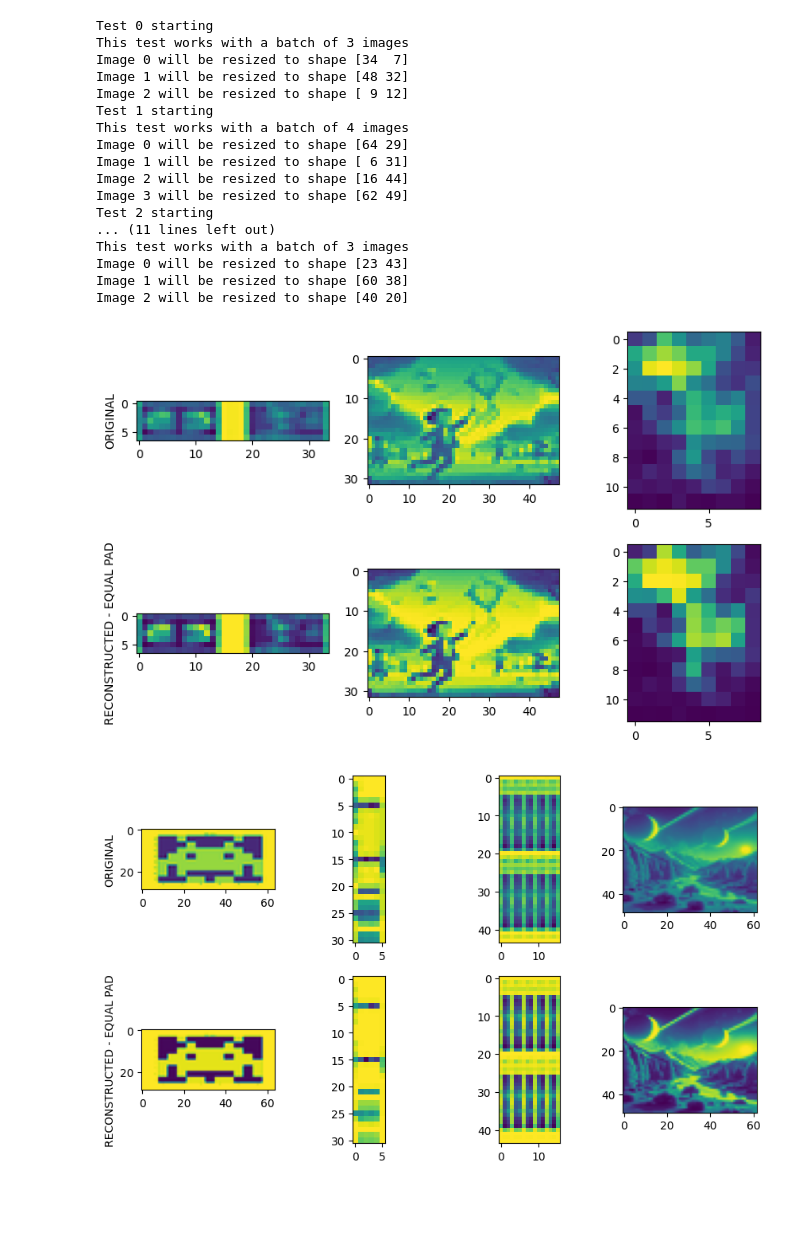
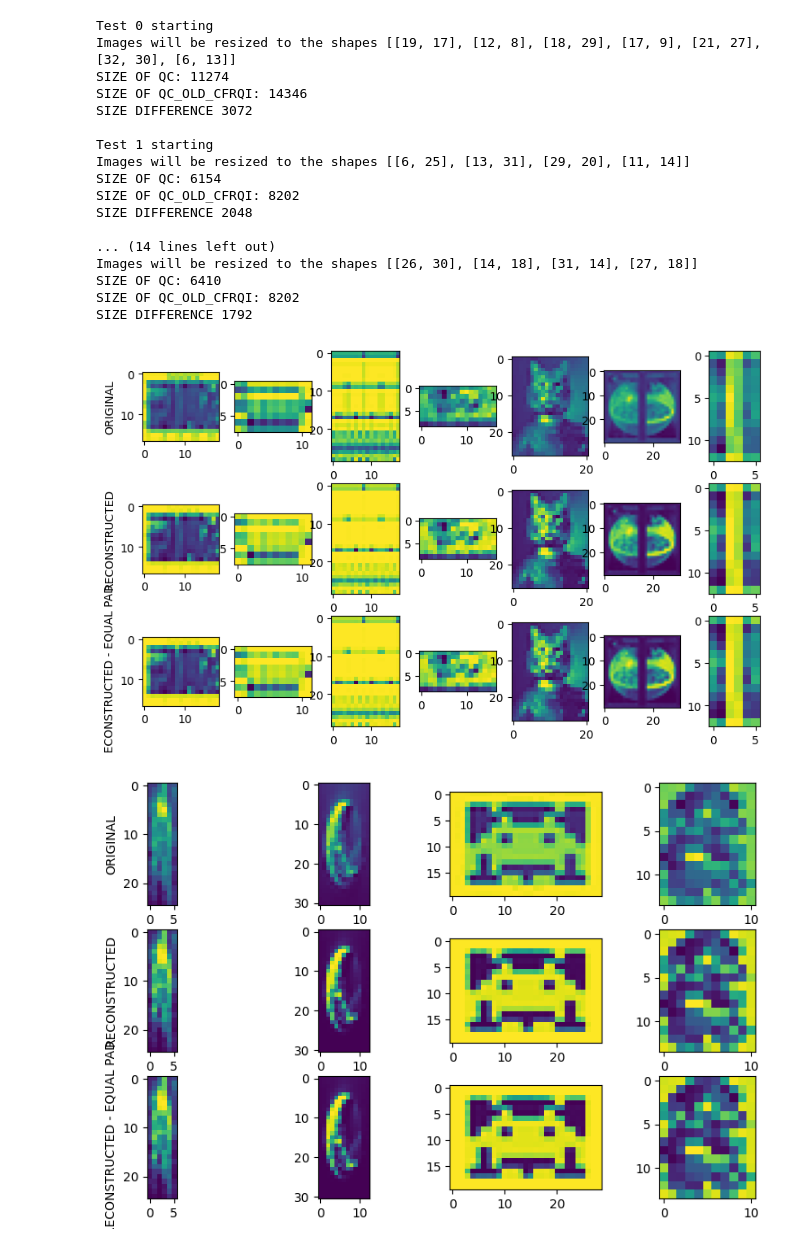
Before and after one commit to moth-quantum/QuantumArtHack, a Jupyter notebook: BUGFIX: Different_sized_inputs.ipynb, the cells around one changed output. Cells and saved outputs as stored; diff of their text form; code cells hidden in the pictures; blank space fills up the shorter version.

Commit message:
Fix-cFRQI bug for parallel cFRQI in some image size combinations

```diff
--- a/BUGFIX: Different_sized_inputs.ipynb
+++ b/BUGFIX: Different_sized_inputs.ipynb
@@ -74,18 +310,17 @@ import os
 IMG_FOLDER_PATH = "figures"
 ALL_IMAGE_PATHS = list(os.walk(IMG_FOLDER_PATH))[0][2]
 NUM_OF_TESTS = 5
-MAX_VALID_IMG_DIM = 64
+MAX_VALID_IMG_DIM = 32
 MIN_VALID_IMG_DIM = 5
-MAX_NUM_IMAGES_AT_ONCE = 5
+MAX_NUM_IMAGES_AT_ONCE = 8
 
 for test_num in range(NUM_OF_TESTS):
     print(f"Test {test_num} starting")
     num_of_images = np.random.randint(2, MAX_NUM_IMAGES_AT_ONCE+1)
-    print(f"This test works with a batch of {num_of_images} images")
-
-    fig, axs = plt.subplots(2, num_of_images, figsize=(10, 6))
+    fig, axs = plt.subplots(3, num_of_images, figsize=(10, 6))
     axs[0][0].set_ylabel("ORIGINAL")
-    axs[1][0].set_ylabel("RECONSTRUCTED - EQUAL PAD")
+    axs[1][0].set_ylabel("RECONSTRUCTED")
+    axs[2][0].set_ylabel("RECONSTRUCTED - EQUAL PAD")
 
     img_shapes = []
     np_frame = []
@@ -97,58 +332,71 @@ for test_num in range(NUM_OF_TESTS):
         np.random.randint(MIN_VALID_IMG_DIM, MAX_VALID_IMG_DIM + 1),
         np.random.randint(MIN_VALID_IMG_DIM, MAX_VALID_IMG_DIM + 1)
         ) for _ in range(num_of_images)])
-
     max_pad_size = hlp.nextpow2(np.max(new_shapes[:,0] * new_shapes[:,1]))
+    print(f"Images will be resized to the shapes {new_shapes.tolist()}")
 
     for image_num in range(num_of_images):
         # Randomly select and load the image, convert to grayscale
         img_path = os.path.join(IMG_FOLDER_PATH, np.random.choice(ALL_IMAGE_PATHS))
         img = Image.open(img_path)
         img = img.convert("L")
 
         # Select the randomly generated size of the image
-        print(f"Image {image_num} will be resized to shape {new_shapes[image_num]}")
 
         img = np.array(
             img.resize(new_shapes[image_num], Image.Resampling.LANCZOS),
             dtype=np.float32 # convert to float32 to avoid int overflow and correct colors
         )
         img_shapes.append(img.shape)
         axs[0][image_num].imshow(img)
 
         # Transpose and pad image, add it to the np_frame
         np_frame.append(hlp.pad_0(img.T))
         np_frame_equally_padded.append(hlp.pad_0(img.T, size_pow2=max_pad_size))
 
-    # Build the cFRQI circuit with equal padded inputs, run the job
-    qc_equal_padding = cFRQI(np_frame_equally_padded, 0)
-    job = backend.run(qc_equal_padding)
+    # Build the new cFRQI circuit and run the job
+    qc = cFRQI(np_frame, 0)
+    job = backend.run(qc)
+
+    # Decode images
     sv = np.real(job.result().get_statevector())
-    decoded = hlp.decodeParallelQPIXL(sv, qc_equal_padding, len(np_frame))
+    decoded = hlp.decodeParallelQPIXL(sv, qc, len(np_frame))
     for num_img, (datum, shape) in enumerate(zip(decoded, img_shapes)):
         reconstructed_img = hlp.reconstruct_img(datum, shape)
         decoded_data.append(reconstructed_img)
         axs[1][num_img].imshow(reconstructed_img)
 
+    # Build the old cFRQI circuit with equal padded inputs, run the job
+    qc_old_cfrqi = cFRQI_old(np_frame_equally_padded, 0)
+    job = backend.run(qc_old_cfrqi)
+    sv = np.real(job.result().get_statevector())
+    decoded = hlp.decodeParallelQPIXL(sv, qc_old_cfrqi, len(np_frame))
+    for num_img, (datum, shape) in enumerate(zip(decoded, img_shapes)):
+        reconstructed_img = hlp.reconstruct_img(datum, shape)
+        decoded_data.append(reconstructed_img)
+        axs[2][num_img].imshow(reconstructed_img)
 
+    print(f"SIZE OF QC: {qc.size()}")
+    print(f"SIZE OF QC_OLD_CFRQI: {qc_old_cfrqi.size()}")
+    print(f"SIZE DIFFERENCE {qc_old_cfrqi.size() - qc.size()}\n")
 plt.tight_layout()
 # %% [output]
 Test 0 starting
-This test works with a batch of 3 images
-Image 0 will be resized to shape [34  7]
-Image 1 will be resized to shape [48 32]
-Image 2 will be resized to shape [ 9 12]
+Images will be resized to the shapes [[19, 17], [12, 8], [18, 29], [17, 9], [21, 27], [32, 30], [6, 13]]
+SIZE OF QC: 11274
+SIZE OF QC_OLD_CFRQI: 14346
+SIZE DIFFERENCE 3072
+
 Test 1 starting
-This test works with a batch of 4 images
-Image 0 will be resized to shape [64 29]
-Image 1 will be resized to shape [ 6 31]
-Image 2 will be resized to shape [16 44]
-Image 3 will be resized to shape [62 49]
-Test 2 starting
-... (11 lines left out)
-This test works with a batch of 3 images
-Image 0 will be resized to shape [23 43]
-Image 1 will be resized to shape [60 38]
-Image 2 will be resized to shape [40 20]
+Images will be resized to the shapes [[6, 25], [13, 31], [29, 20], [11, 14]]
+SIZE OF QC: 6154
+SIZE OF QC_OLD_CFRQI: 8202
+SIZE DIFFERENCE 2048
+
+... (14 lines left out)
+Images will be resized to the shapes [[26, 30], [14, 18], [31, 14], [27, 18]]
+SIZE OF QC: 6410
+SIZE OF QC_OLD_CFRQI: 8202
+SIZE DIFFERENCE 1792
-[figure, old version]
+[figure, new version]
-[figure, old version]
+[figure, new version]
```
Also changed, not shown: parts of 15 cells of this notebook, 1 other file.
